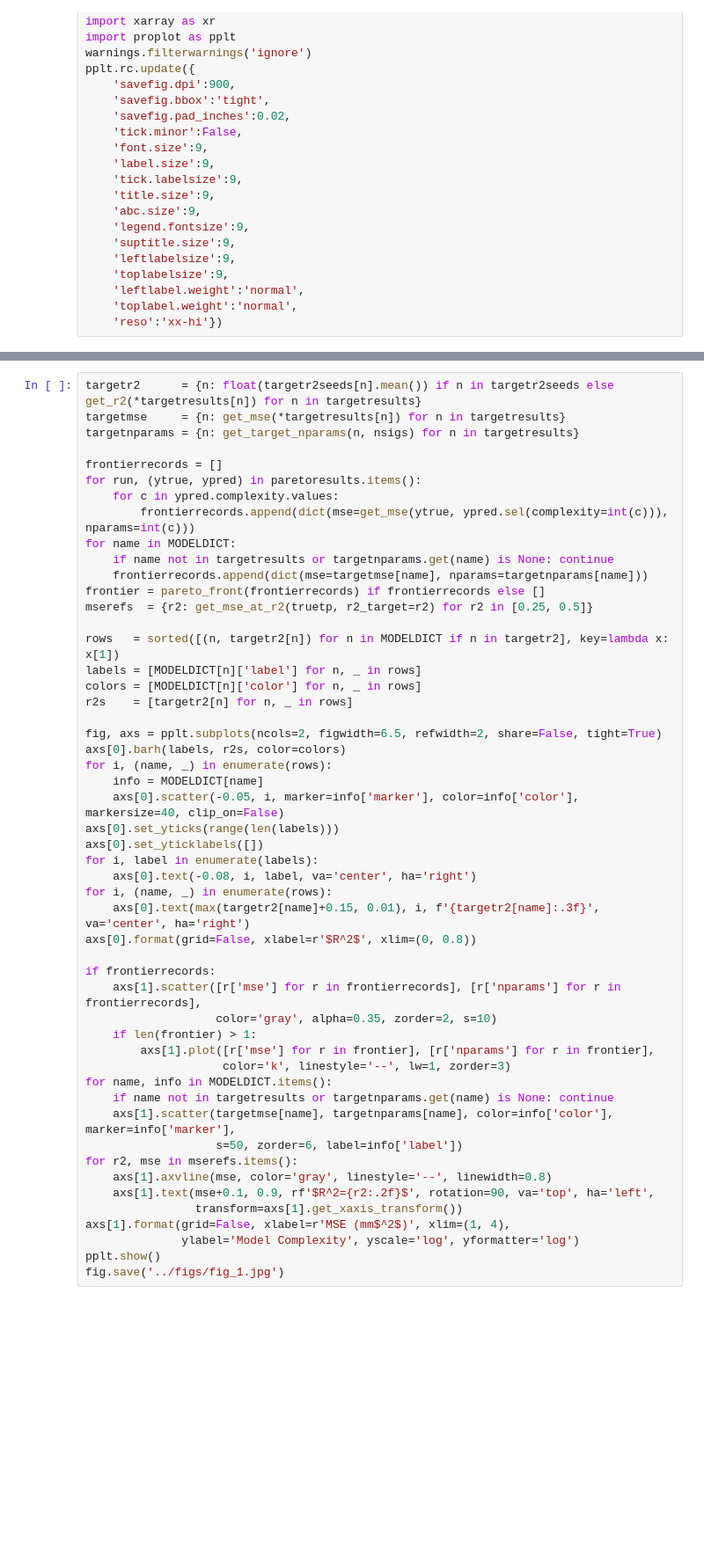
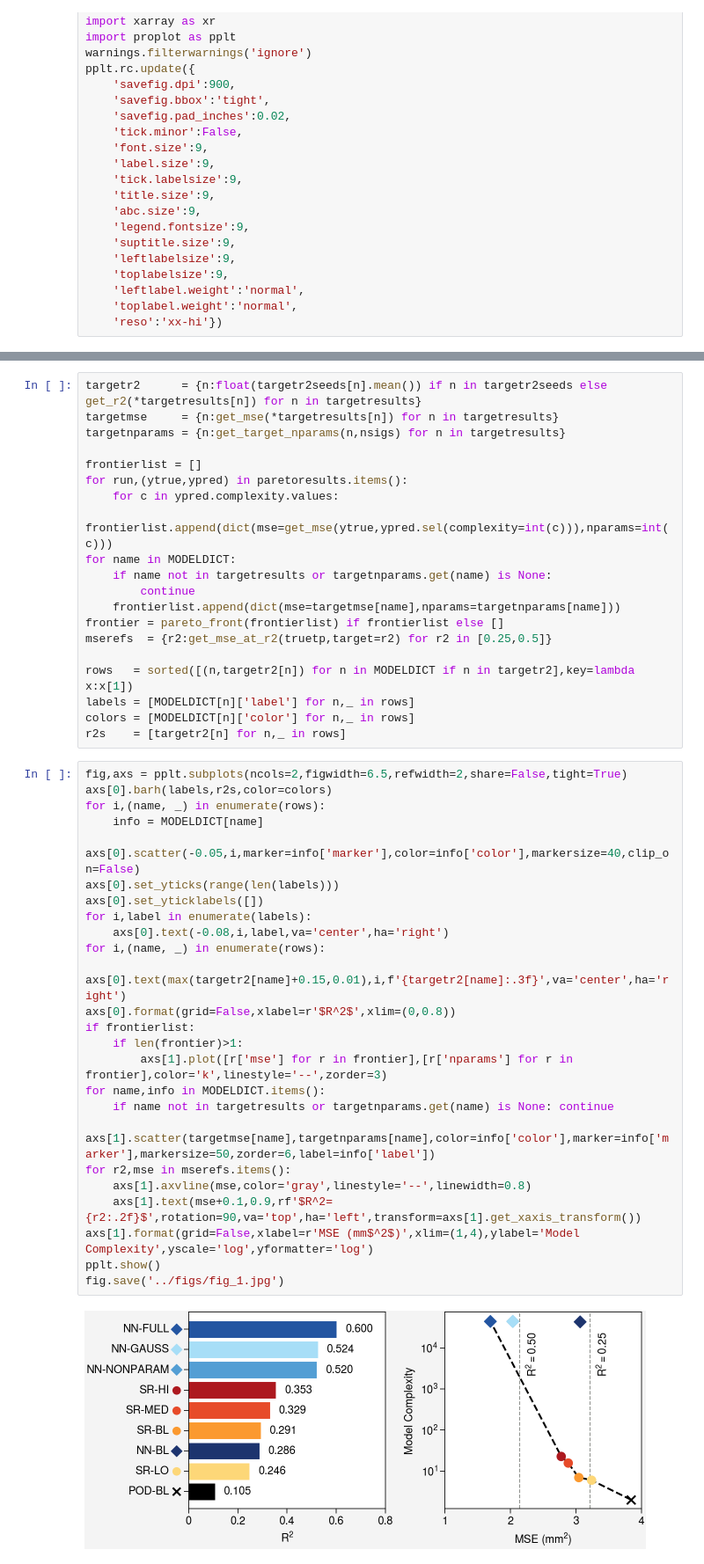
Before and after one commit to savannahferretti/monsoon-discovery, a Jupyter notebook: notebooks/pareto.ipynb, the cells around one changed output, grey strips where cells are left out. Shown at 88% size. Saved outputs shown, nothing was run; the diff lists cells and outputs as text; blank space fills up the shorter version.

```diff
--- a/notebooks/pareto.ipynb
+++ b/notebooks/pareto.ipynb
@@ -118,51 +122,47 @@ print(f'{len(targetresults)}/{len(MODELDICT)} target models loaded, {len(paretor
+# %%
+targetr2      = {n:float(targetr2seeds[n].mean()) if n in targetr2seeds else get_r2(*targetresults[n]) for n in targetresults}
+targetmse     = {n:get_mse(*targetresults[n]) for n in targetresults}
+targetnparams = {n:get_target_nparams(n,nsigs) for n in targetresults}
+
+frontierlist = []
+for run,(ytrue,ypred) in paretoresults.items():
+    for c in ypred.complexity.values:
+        frontierlist.append(dict(mse=get_mse(ytrue,ypred.sel(complexity=int(c))),nparams=int(c)))
+for name in MODELDICT:
+    if name not in targetresults or targetnparams.get(name) is None:
+        continue
+    frontierlist.append(dict(mse=targetmse[name],nparams=targetnparams[name]))
+frontier = pareto_front(frontierlist) if frontierlist else []
+mserefs  = {r2:get_mse_at_r2(truetp,target=r2) for r2 in [0.25,0.5]}
+
+rows   = sorted([(n,targetr2[n]) for n in MODELDICT if n in targetr2],key=lambda x:x[1])
+labels = [MODELDICT[n]['label'] for n,_ in rows]
+colors = [MODELDICT[n]['color'] for n,_ in rows]
+r2s    = [targetr2[n] for n,_ in rows]
 # %%
-targetr2      = {n: float(targetr2seeds[n].mean()) if n in targetr2seeds else get_r2(*targetresults[n]) for n in targetresults}
-targetmse     = {n: get_mse(*targetresults[n]) for n in targetresults}
-targetnparams = {n: get_target_nparams(n, nsigs) for n in targetresults}
-
-frontierrecords = []
-for run, (ytrue, ypred) in paretoresults.items():
-    for c in ypred.complexity.values:
-        frontierrecords.append(dict(mse=get_mse(ytrue, ypred.sel(complexity=int(c))), nparams=int(c)))
-for name in MODELDICT:
-    if name not in targetresults or targetnparams.get(name) is None: continue
-    frontierrecords.append(dict(mse=targetmse[name], nparams=targetnparams[name]))
-frontier = pareto_front(frontierrecords) if frontierrecords else []
-mserefs  = {r2: get_mse_at_r2(truetp, r2_target=r2) for r2 in [0.25, 0.5]}
-
-rows   = sorted([(n, targetr2[n]) for n in MODELDICT if n in targetr2], key=lambda x: x[1])
-labels = [MODELDICT[n]['label'] for n, _ in rows]
-colors = [MODELDICT[n]['color'] for n, _ in rows]
-r2s    = [targetr2[n] for n, _ in rows]
-
-fig, axs = pplt.subplots(ncols=2, figwidth=6.5, refwidth=2, share=False, tight=True)
-axs[0].barh(labels, r2s, color=colors)
-for i, (name, _) in enumerate(rows):
+fig,axs = pplt.subplots(ncols=2,figwidth=6.5,refwidth=2,share=False,tight=True)
+axs[0].barh(labels,r2s,color=colors)
+for i,(name, _) in enumerate(rows):
     info = MODELDICT[name]
-    axs[0].scatter(-0.05, i, marker=info['marker'], color=info['color'], markersize=40, clip_on=False)
+    axs[0].scatter(-0.05,i,marker=info['marker'],color=info['color'],markersize=40,clip_on=False)
 axs[0].set_yticks(range(len(labels)))
 axs[0].set_yticklabels([])
-for i, label in enumerate(labels):
-    axs[0].text(-0.08, i, label, va='center', ha='right')
-for i, (name, _) in enumerate(rows):
-    axs[0].text(max(targetr2[name]+0.15, 0.01), i, f'{targetr2[name]:.3f}', va='center', ha='right')
-axs[0].format(grid=False, xlabel=r'$R^2$', xlim=(0, 0.8))
-
-if frontierrecords:
-    axs[1].scatter([r['mse'] for r in frontierrecords], [r['nparams'] for r in frontierrecords],
-                   color='gray', alpha=0.35, zorder=2, s=10)
-    if len(frontier) > 1:
-        axs[1].plot([r['mse'] for r in frontier], [r['nparams'] for r in frontier],
-                    color='k', linestyle='--', lw=1, zorder=3)
-for name, info in MODELDICT.items():
+for i,label in enumerate(labels):
+    axs[0].text(-0.08,i,label,va='center',ha='right')
+for i,(name, _) in enumerate(rows):
+    axs[0].text(max(targetr2[name]+0.15,0.01),i,f'{targetr2[name]:.3f}',va='center',ha='right')
+axs[0].format(grid=False,xlabel=r'$R^2$',xlim=(0,0.8))
+if frontierlist:
+    if len(frontier)>1:
+        axs[1].plot([r['mse'] for r in frontier],[r['nparams'] for r in frontier],color='k',linestyle='--',zorder=3)
+for name,info in MODELDICT.items():
     if name not in targetresults or targetnparams.get(name) is None: continue
-    axs[1].scatter(targetmse[name], targetnparams[name], color=info['color'], marker=info['marker'],
-                   s=50, zorder=6, label=info['label'])
-for r2, mse in mserefs.items():
-    axs[1].axvline(mse, color='gray', linestyle='--', linewidth=0.8)
-    axs[1].text(mse+0.1, 0.9, rf'$R^2={r2:.2f}$', rotation=90, va='top', ha='left',
-                transform=axs[1].get_xaxis_transform())
-axs[1].format(grid=False, xlabel=r'MSE (mm$^2$)', xlim=(1, 4),
-              ylabel='Model Complexity', yscale='log', yformatter='log')
+    axs[1].scatter(targetmse[name],targetnparams[name],color=info['color'],marker=info['marker'],markersize=50,zorder=6,label=info['label'])
+for r2,mse in mserefs.items():
+    axs[1].axvline(mse,color='gray',linestyle='--',linewidth=0.8)
+    axs[1].text(mse+0.1,0.9,rf'$R^2={r2:.2f}$',rotation=90,va='top',ha='left',transform=axs[1].get_xaxis_transform())
+axs[1].format(grid=False,xlabel=r'MSE (mm$^2$)',xlim=(1,4),ylabel='Model Complexity',yscale='log',yformatter='log')
 pplt.show()
 fig.save('../figs/fig_1.jpg')
+# %% [output]
+[figure, added]
```
Also changed, not shown: parts of 3 cells of this notebook, 2 other files.
